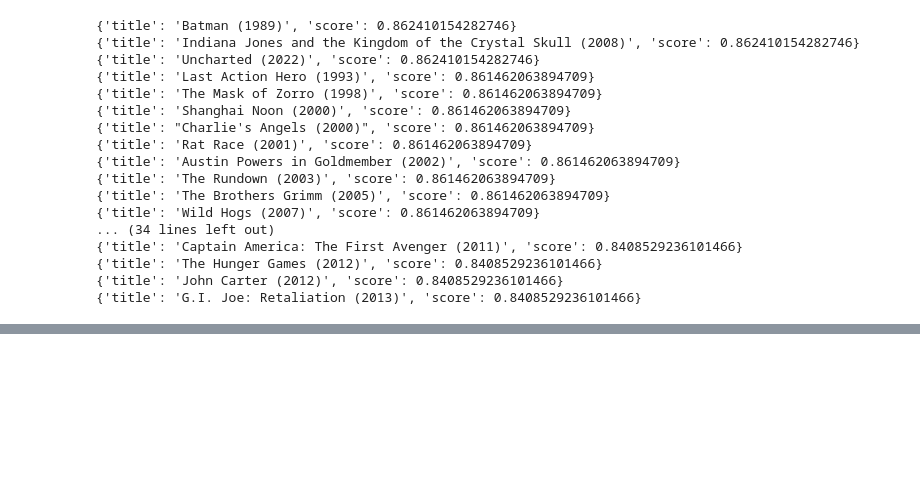
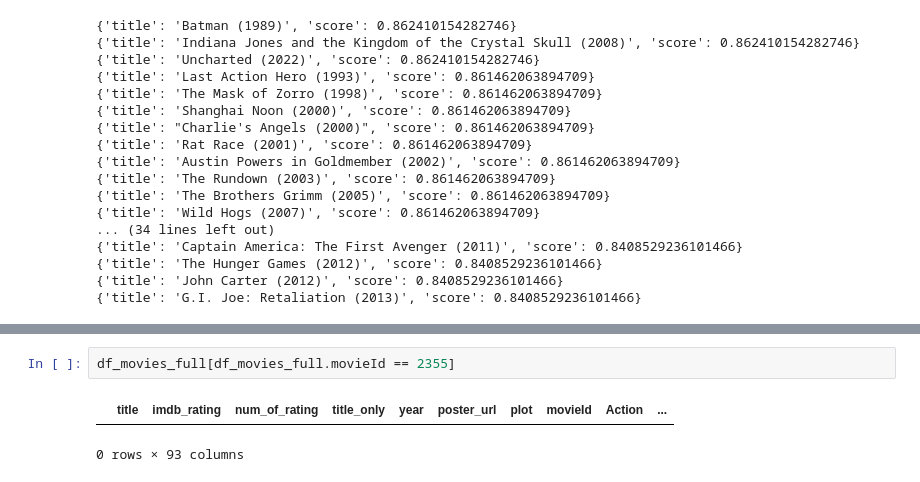
Before and after one commit to vincentlewi/import-group_name, a Jupyter notebook: cb_kev_flask_euclid.ipynb, the cells around one changed output, grey strips where cells are left out. Saved outputs shown, nothing was run; the diff lists cells and outputs as text; blank space fills up the shorter version.

```diff
--- a/cb_kev_flask_euclid.ipynb
+++ b/cb_kev_flask_euclid.ipynb
@@ -414,0 +417,5 @@ df_movies_full[df_movies_full['title'].str.lower().str.contains('lion king')]
+# %%
+df_movies_full[df_movies_full.movieId == 2355]
+# %% [output]
+|  | title | imdb_rating | num_of_rating | title_only | year | poster_url | plot | movieId | Action | ... |
+0 rows × 93 columns
```
Also changed, not shown: parts of 1 cell of this notebook, 4 other files.
